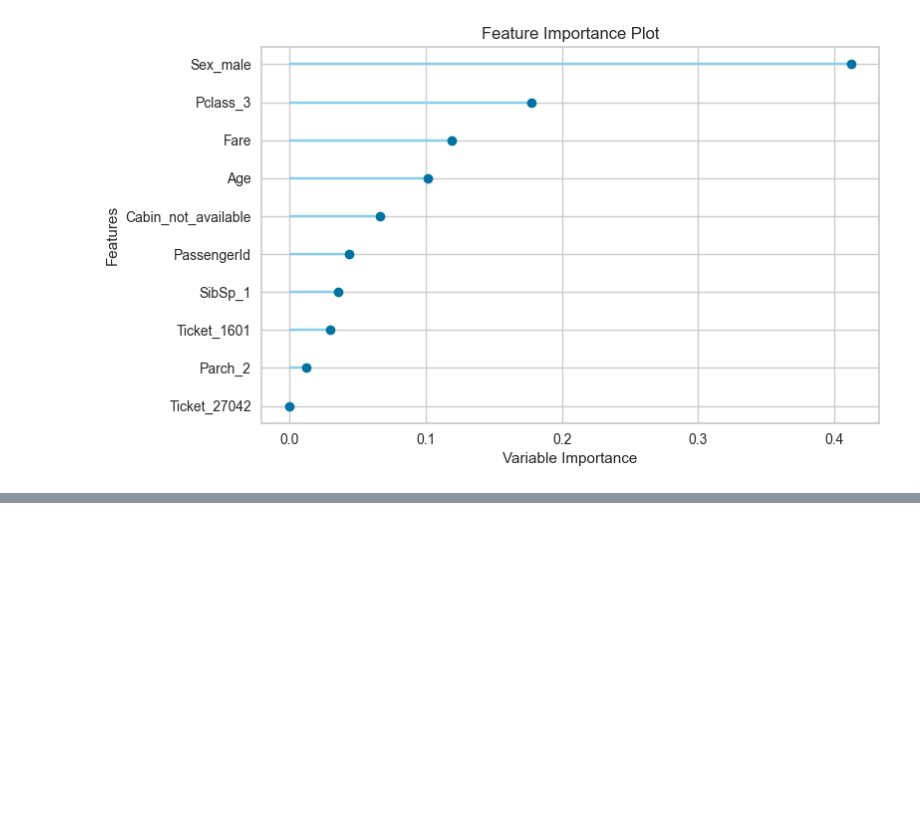
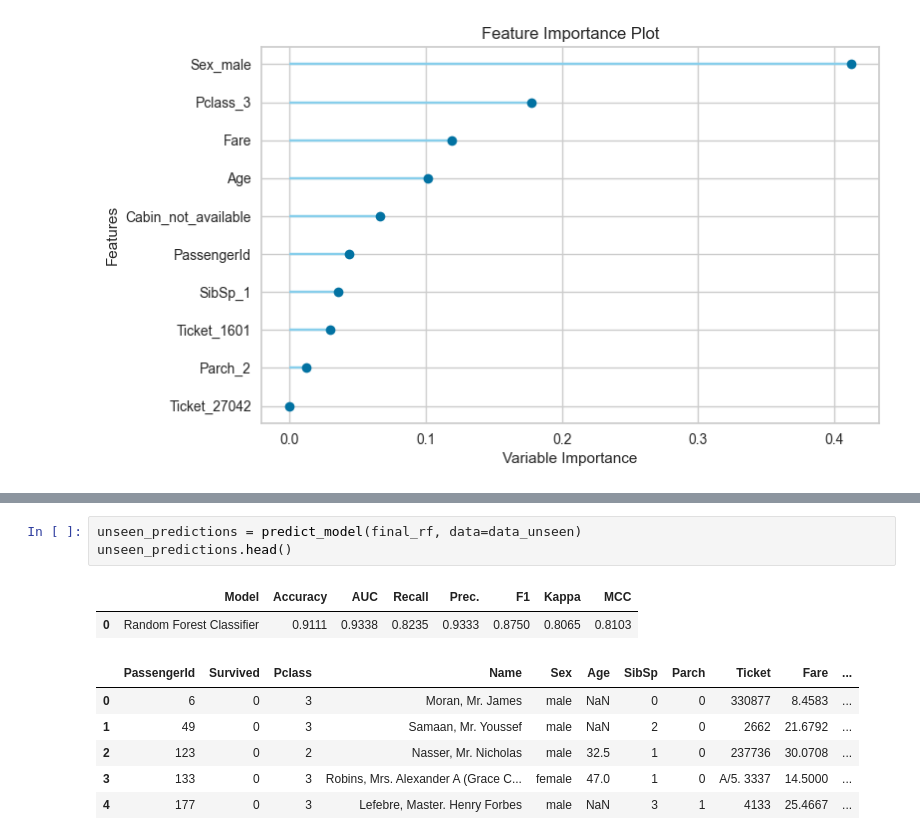
Before and after one commit to eunie1o6/kaggle_titanic, a Jupyter notebook: submission.ipynb, the cells around one changed output, grey strips where cells are left out. Saved outputs shown, nothing was run; the diff lists cells and outputs as text; blank space fills up the shorter version.

```diff
--- a/submission.ipynb
+++ b/submission.ipynb
@@ -178,0 +229,12 @@ plot_model(tuned_rf, plot='feature')
+# %%
+unseen_predictions = predict_model(final_rf, data=data_unseen)
+unseen_predictions.head()
+# %% [output]
+|  | Model | Accuracy | AUC | Recall | Prec. | F1 | Kappa | MCC |
+| 0 | Random Forest Classifier | 0.9111 | 0.9338 | 0.8235 | 0.9333 | 0.8750 | 0.8065 | 0.8103 |
+|  | PassengerId | Survived | Pclass | Name | Sex | Age | SibSp | Parch | Ticket | Fare | ... |
+| 0 | 6 | 0 | 3 | Moran, Mr. James | male | NaN | 0 | 0 | 330877 | 8.4583 | ... |
+| 1 | 49 | 0 | 3 | Samaan, Mr. Youssef | male | NaN | 2 | 0 | 2662 | 21.6792 | ... |
+| 2 | 123 | 0 | 2 | Nasser, Mr. Nicholas | male | 32.5 | 1 | 0 | 237736 | 30.0708 | ... |
+| 3 | 133 | 0 | 3 | Robins, Mrs. Alexander A (Grace C... | female | 47.0 | 1 | 0 | A/5. 3337 | 14.5000 | ... |
+| 4 | 177 | 0 | 3 | Lefebre, Master. Henry Forbes | male | NaN | 3 | 1 | 4133 | 25.4667 | ... |
```
Also changed, not shown: parts of 9 cells of this notebook, 2 other files.
